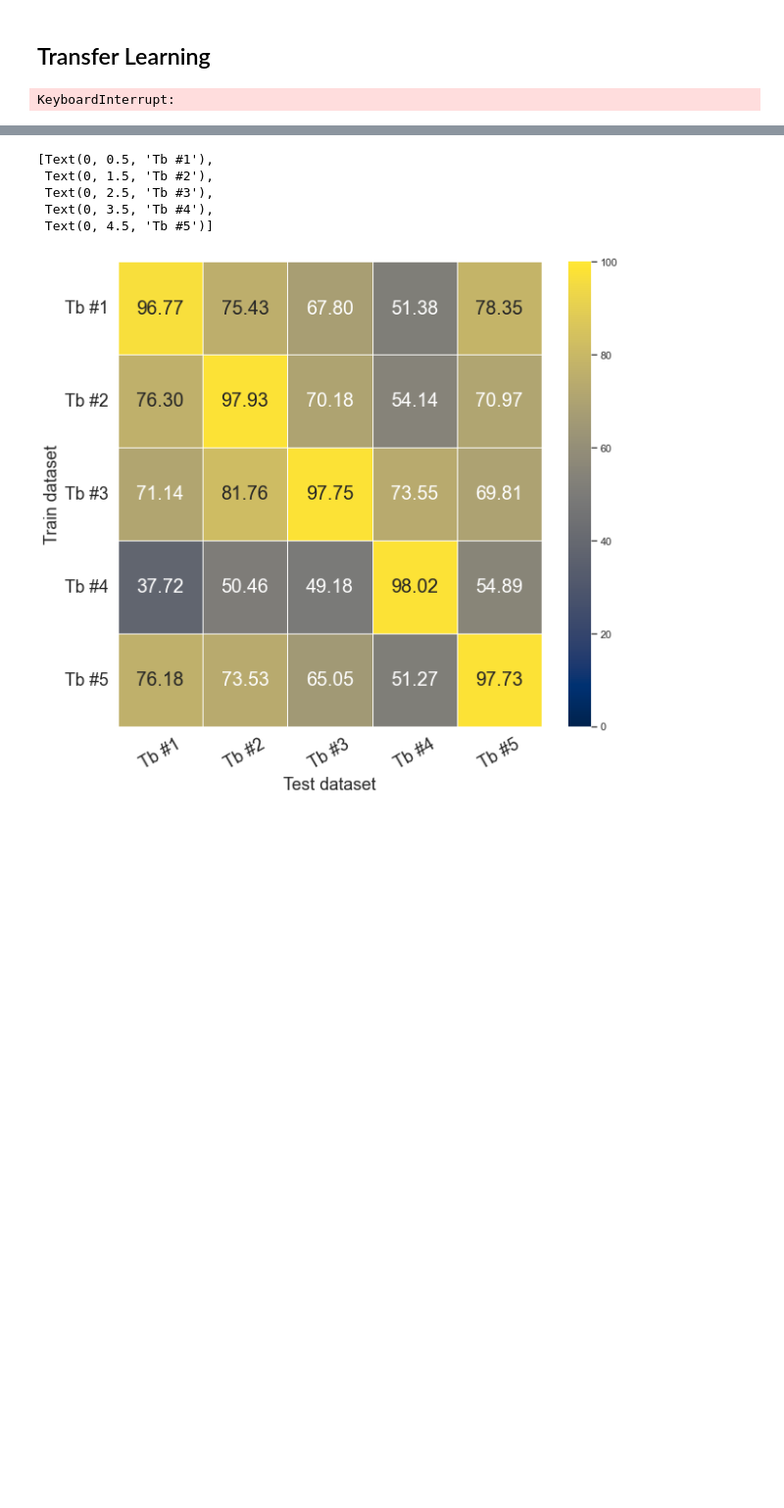
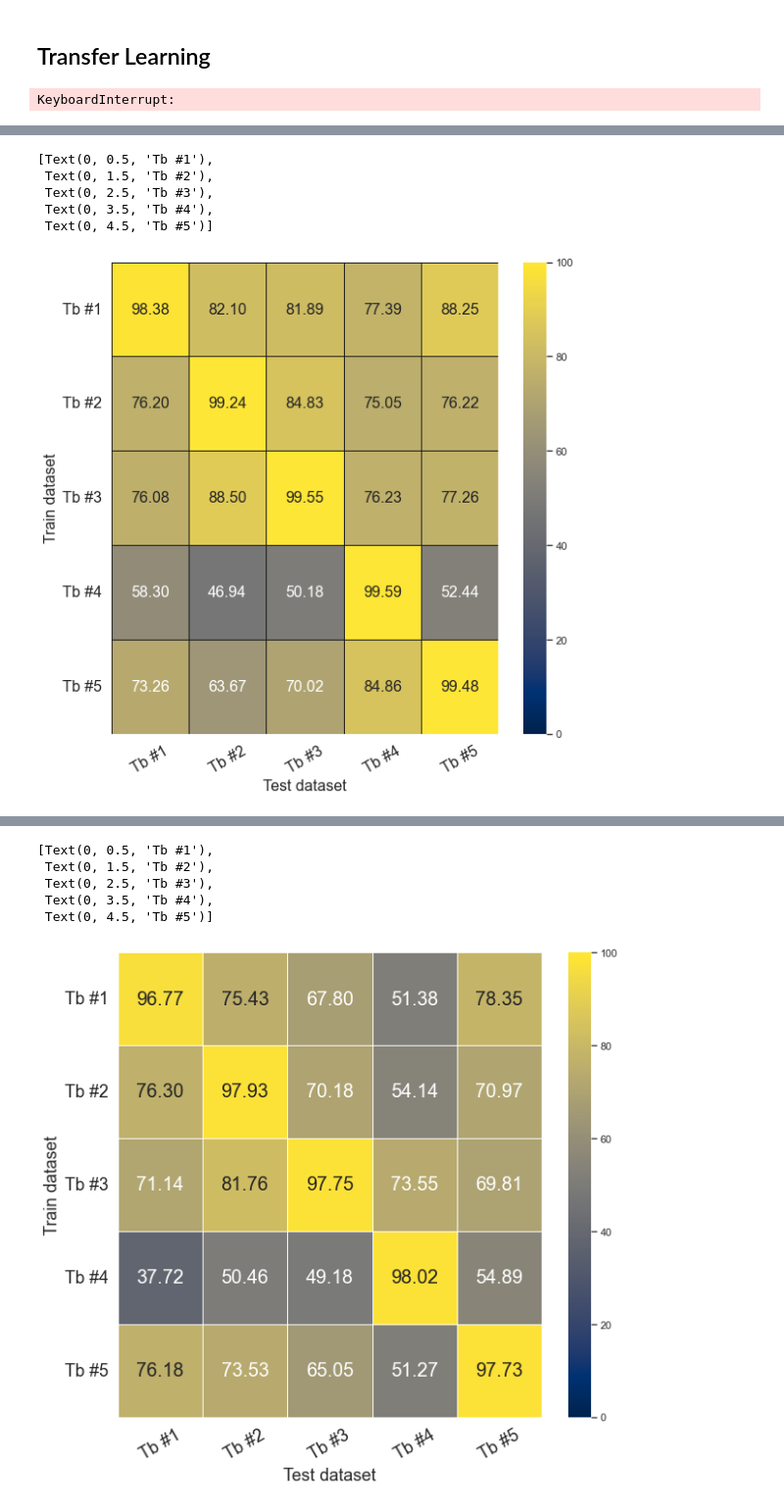
Before and after one commit to EhsanSaZ/BottleneckDetection, a Jupyter notebook: prototype/bottleneck_3.ipynb, the cells around one changed output, grey strips where cells are left out. Shown at 98% size. Cells and saved outputs as stored; diff of their text form; code cells hidden in the pictures; blank space fills up the shorter version.

```diff
--- a/prototype/bottleneck_3.ipynb
+++ b/prototype/bottleneck_3.ipynb
@@ -821,10 +821,23 @@ feature_list = ['sender_seg_out', 'sender_avg_send_value', 'sender_read_bytes_io
                 #'sender_segs_in',
                 'sender_retrans', 'sender_cwnd_rate',
                 'receiver_tcp_rcv_buffer_max',
-                # 'sender_tcp_snd_buffer_max',
-                #'sender_tcp_snd_buffer_min'
+                #------------
+                #'sender_tcp_snd_buffer_max',
+                #'sender_tcp_snd_buffer_min',
+                'receiver_read_bytes_io',
+                'receiver_ost_read',
                 ]
 
+# feature_list = ['sender_seg_out', 'sender_read_bytes_io', 'sender_write_bytes_io', 'sender_ost_read', 'sender_ost_write', 'sender_remote_ost_read_bytes', 'sender_remote_ost_write_bytes', 'receiver_write_bytes_io', 'receiver_ost_write', 'receiver_remote_ost_read_bytes', 'receiver_remote_ost_write_bytes', 'sender_read_bytes', 'receiver_write_bytes',
+#                 'receiver_segs_in',
+#                 'sender_pending_read_pages', 'sender_read_RPCs_in_flight',
+#                 'sender_send_buffer_value', 'sender_req_active', 'receiver_req_active',
+#                 #'sender_segs_in',
+#                 'sender_retrans', 'sender_cwnd_rate',
+#                 'receiver_tcp_rcv_buffer_max',
+#                 # 'sender_tcp_snd_buffer_max',
+#                 #'sender_tcp_snd_buffer_min'
+#                 ]
 # feature_list = ['sender_segs_in','sender_send_buffer_value', 'sender_tcp_snd_buffer_min', 'sender_tcp_snd_buffer_max', 'sender_req_active', 'receiver_seg_out', 'receiver_read_bytes_io', 'receiver_req_active']
 # %%
 # #BEST SO FAR
@@ -858,27 +871,29 @@ feature_list = ['sender_seg_out', 'sender_avg_send_value', 'sender_read_bytes_io
 def normalize_df(df):
     # TODO: CORRECT THIS
     # df["sender_remote_ost_write_bytes"] = df["sender_remote_ost_write_bytes"] / df[df.label_value == 0].receiver_remote_ost_write_bytes.mean()
-    # TODO: CORRECT THIS
+    # # TODO: CORRECT THIS
     # df["receiver_remote_ost_read_bytes"] = df["receiver_remote_ost_read_bytes"] / df[df.label_value == 0].sender_remote_ost_read_bytes.mean()
-    # TODO CORRECT THIS
+    # # TODO CORRECT THIS
     # df["sender_ost_write"] = df["sender_ost_write"] / df[df.label_value == 0].receiver_ost_write.mean()
 
 
     df["sender_seg_out"] = df["sender_seg_out"] / df[df.label_value == 0].sender_seg_out.mean()
-    df["sender_avg_send_value"] = df["sender_avg_send_value"] / df[df.label_value == 0].sender_avg_send_value.mean()
-    df["sender_ost_read"] = df["sender_ost_read"] / df[df.label_value == 0].sender_ost_read.mean()
+    # df["sender_avg_send_value"] = df["sender_avg_send_value"] / df[df.label_value == 0].sender_avg_send_value.mean()
+    # df["sender_ost_read"] = df["sender_ost_read"] / df[df.label_value == 0].sender_ost_read.mean()
     df["sender_read_bytes"] = df["sender_read_bytes"] / df[df.label_value == 0].sender_read_bytes.mean()
     df["sender_remote_ost_read_bytes"] =df["sender_remote_ost_read_bytes"] / df[df.label_value == 0].sender_remote_ost_read_bytes.mean()
     df["receiver_segs_in"] = df["receiver_segs_in"] / df[df.label_value == 0].receiver_segs_in.mean()
     df["receiver_write_bytes"] = df["receiver_write_bytes"] / df[df.label_value == 0].receiver_write_bytes.mean()
-    df["receiver_ost_write"] = df["receiver_ost_write"] / df[df.label_value == 0].receiver_ost_write.mean()
+    # df["receiver_ost_write"] = df["receiver_ost_write"] / df[df.label_value == 0].receiver_ost_write.mean()
     df["receiver_remote_ost_write_bytes"] = df["receiver_remote_ost_write_bytes"] / df[df.label_value == 0].receiver_remote_ost_write_bytes.mean()
     #
-    df["sender_write_bytes_io"] = df["sender_write_bytes_io"] / df[df.label_value == 0].sender_write_bytes_io.mean()
-    df["sender_read_bytes_io"] = df["sender_read_bytes_io"] / df[df.label_value == 0].sender_read_bytes_io.mean()
-    df["receiver_write_bytes_io"] = df["receiver_write_bytes_io"] / df[df.label_value == 0].receiver_write_bytes_io.mean()
+    # df["sender_write_bytes_io"] = df["sender_write_bytes_io"] / df[df.label_value == 0].sender_write_bytes_io.mean()
+    # df["sender_read_bytes_io"] = df["sender_read_bytes_io"] / df[df.label_value == 0].sender_read_bytes_io.mean()
+    # df["receiver_write_bytes_io"] = df["receiver_write_bytes_io"] / df[df.label_value == 0].receiver_write_bytes_io.mean()
 
+    #---------------
     # df["sender_ssthresh_value"] = df.sender_ssthresh_value / df.sender_cwnd_rate
+    # df["sender_req_active"] = df["sender_req_active"] / df[df.label_value == 0].sender_req_active.mean()
     return df
 # %%
 transfer_learning_acc = []
@@ -941,0 +962,17 @@ wisconsin_hdd_ssd_merged ==> wisconsin_hdd_ssd_merged - 99.23
+# %%
+sns.set(rc={'figure.figsize':(9,9), 'font.size': 16})
+
+ax = sns.heatmap(transfer_learning_acc, annot=True,  vmin=0, vmax=100, cmap="cividis",linewidths=.5, linecolor='k', fmt='.2f')
+ax.set_xlabel('Test dataset', fontsize= 16)
+ax.set_ylabel('Train dataset', fontsize= 16)
+ticks_labels = ["Tb #1", "Tb #2", "Tb #3", "Tb #4", "Tb #5"]
+ax.set_xticklabels(ticks_labels, rotation=30, fontsize= 16)
+ax.set_yticklabels(ticks_labels, rotation=0, fontsize= 16)
+# plt.savefig('TR_5cat_removedclasses_{}_score.pdf'.format(average_score),bbox_inches='tight')
+# %% [output]
+[Text(0, 0.5, 'Tb #1'),
+ Text(0, 1.5, 'Tb #2'),
+ Text(0, 2.5, 'Tb #3'),
+ Text(0, 3.5, 'Tb #4'),
+ Text(0, 4.5, 'Tb #5')]
+[figure, added]
```
Also changed, not shown: parts of 6 cells of this notebook, 1 other file.
